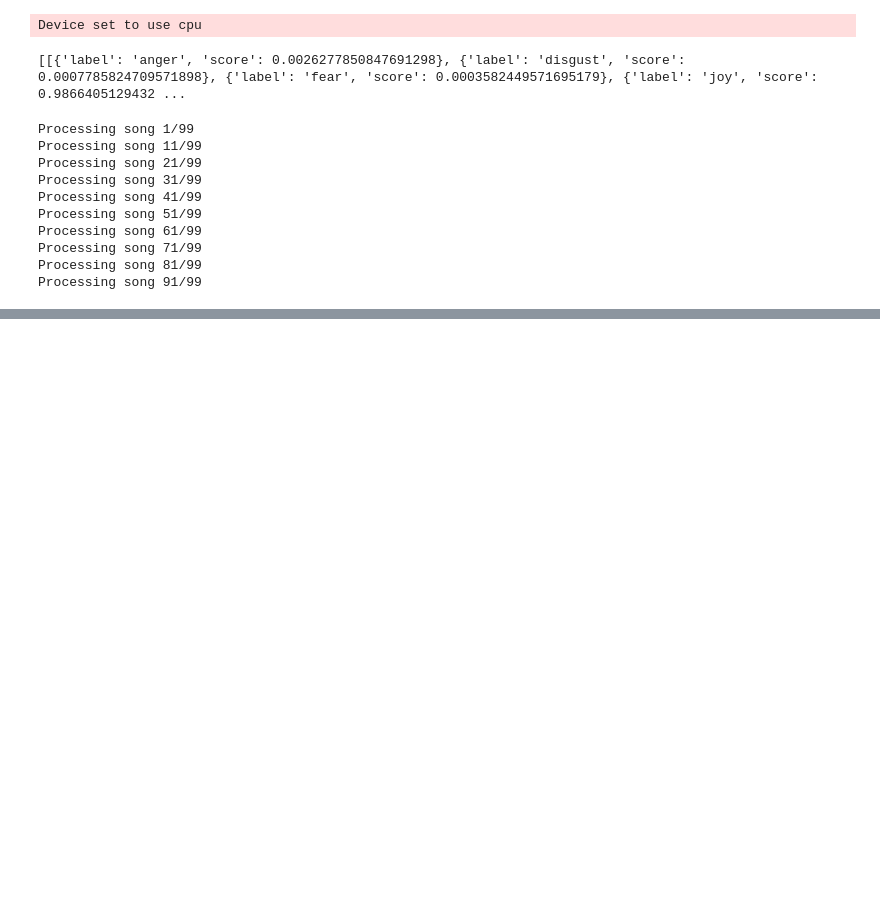
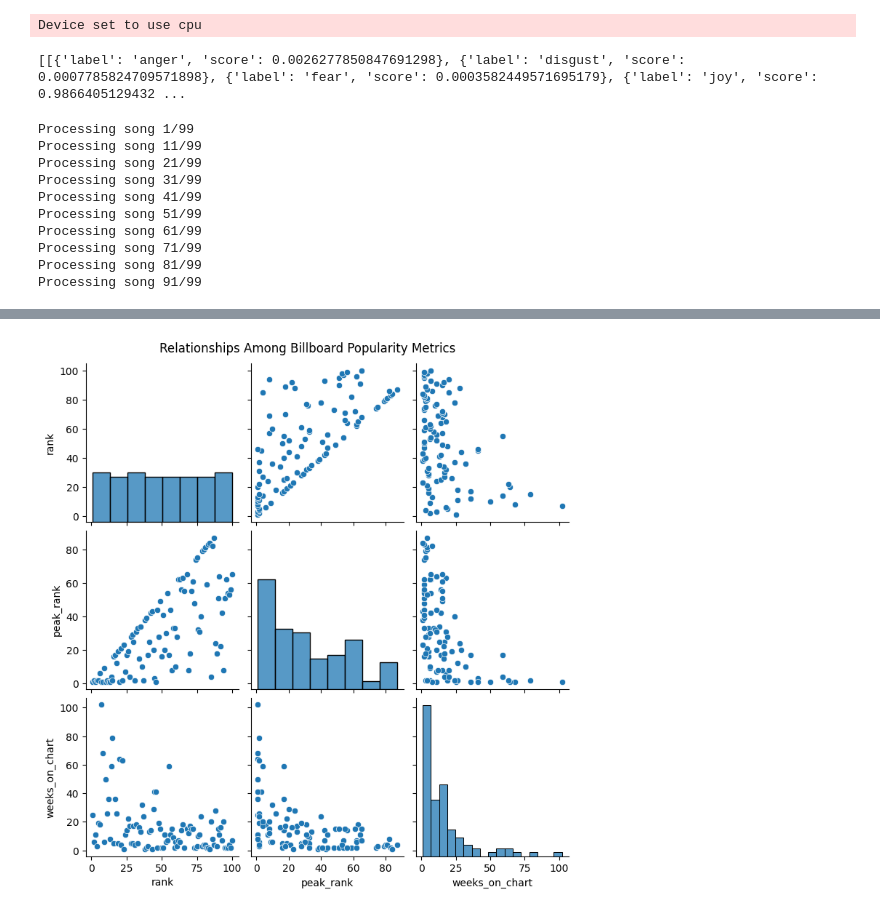
Before and after one commit to dumburger3/Lyric-Sentiment-Popularity, a Jupyter notebook: notebooks/2-data_clean_wrangle_EDA.ipynb, the cells around one changed output, grey strips where cells are left out. Saved outputs shown, nothing was run; the diff lists cells and outputs as text; code cells hidden in the pictures; blank space fills up the shorter version.

```diff
--- a/notebooks/2-data_clean_wrangle_EDA.ipynb
+++ b/notebooks/2-data_clean_wrangle_EDA.ipynb
@@ -247,0 +259,10 @@ data
+# %%
+import matplotlib.pyplot as plt
+import seaborn as sns
+
+
+sns.pairplot(df[['rank', 'peak_rank', 'weeks_on_chart']])
+plt.suptitle('Relationships Among Billboard Popularity Metrics', y=1.02)
+plt.show()
+# %% [output]
+[figure, added]
```
Also changed, not shown: parts of 11 cells of this notebook.
